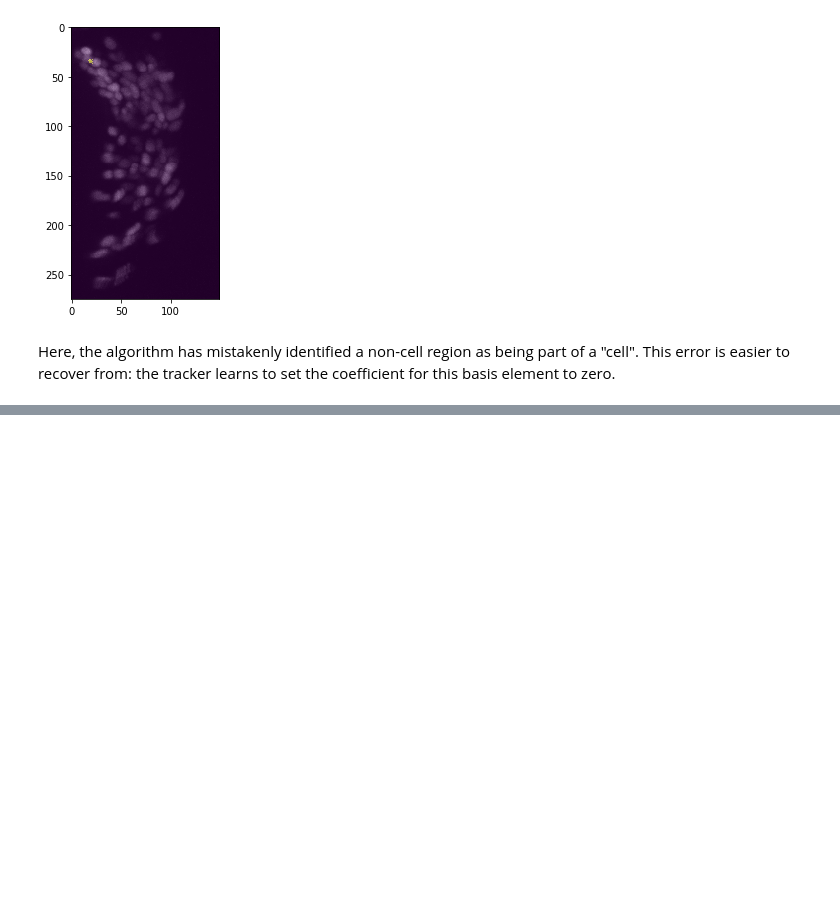
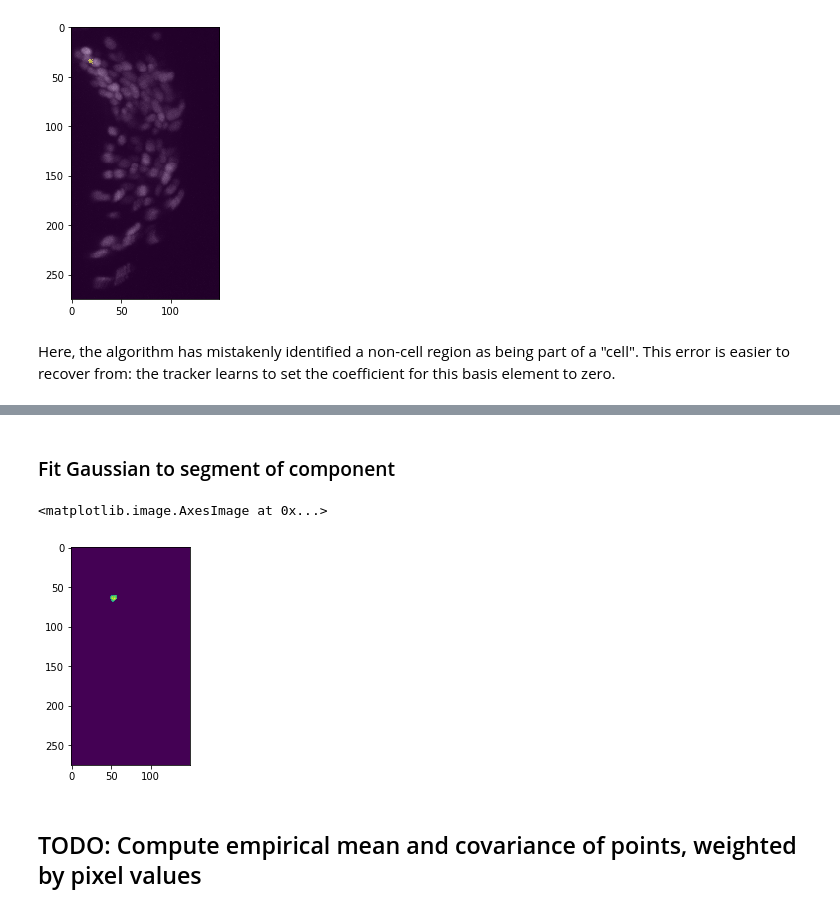
Before and after one commit to evarol/ot_tracking, a Jupyter notebook: python/notebooks/decompose_image.ipynb, the cells around one changed output, grey strips where cells are left out. Cells and saved outputs as stored; diff of their text form; code cells hidden in the pictures; blank space fills up the shorter version.

```diff
--- a/python/notebooks/decompose_image.ipynb
+++ b/python/notebooks/decompose_image.ipynb
@@ -184,0 +213,7 @@ Here, the algorithm has mistakenly identified a non-cell region as being part of
+# %%
+n_peaks_cmp = peaks_cmp.shape[0]
+markers = np.zeros_like(img_cmp, dtype=np.int)
+markers[peaks_cmp[:, 0], peaks_cmp[:, 1], peaks_cmp[:, 2]] = np.arange(n_peaks_cmp)
+markers[~label_idx] = -1
+
+img_seg = random_walker(img_cmp, markers)
@@ -184,0 +236,11 @@ Here, the algorithm has mistakenly identified a non-cell region as being part of
+# %% [markdown]
+### Fit Gaussian to segment of component
+# %%
+c_idx = 14
+cell_img = np.copy(img_th)
+cell_img[img_seg != c_idx] = 0
+
+plt.imshow(np.max(cell_img, 2).T)
+# %% [output]
+<matplotlib.image.AxesImage at 0x...>
+[figure, added]
@@ -184,0 +262,2 @@ Here, the algorithm has mistakenly identified a non-cell region as being part of
+# %% [markdown]
+## TODO: Compute empirical mean and covariance of points, weighted by pixel values
```
Also changed, not shown: parts of 10 cells of this notebook.
